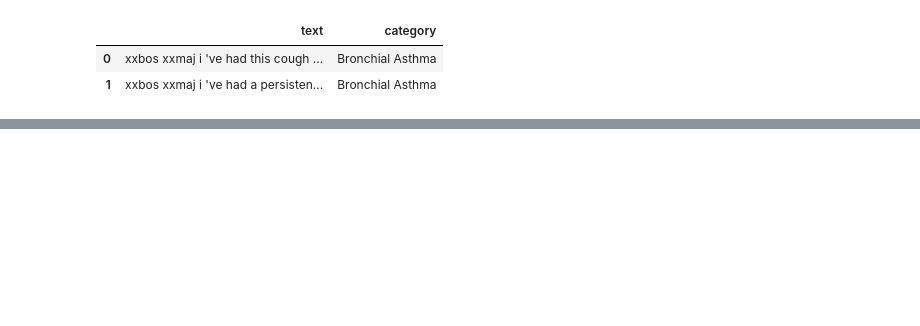
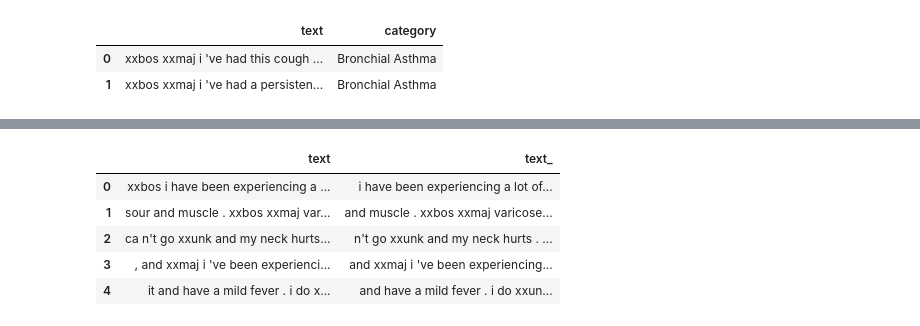
Before and after one commit to rubanzasilva/symptom_to_disease, a Jupyter notebook: symptom-disease.ipynb, the cells around one changed output, grey strips where cells are left out. Saved outputs shown, nothing was run; the diff lists cells and outputs as text; code cells hidden in the pictures; blank space fills up the shorter version.

```diff
--- a/symptom-disease.ipynb
+++ b/symptom-disease.ipynb
@@ -494,0 +496,3 @@ dls.show_batch(max_n=2)
+# %%
+path_lm = Path('/kaggle/input/symptom-dataset-synthetic')
+path_lm
@@ -494,0 +505,4 @@ dls.show_batch(max_n=2)
+# %%
+#symptom_df = pd.read_csv(path_lm/'symptom_synth.csv',index_col=0)
+symptom_df = pd.read_csv(path_lm/'symptom_synth.csv')
+symptom_df.head()
@@ -494,0 +553,3 @@ dls.show_batch(max_n=2)
+# %%
+dls_lm = TextDataLoaders.from_df(symptom_df, path=path_lm, is_lm=True, valid_pct=0.2)
+#dls_lm = TextDataLoaders.from_folder(path=path_lm, is_lm=True, valid_pct=0.1)
@@ -494,0 +558,9 @@ dls.show_batch(max_n=2)
+# %%
+dls_lm.show_batch(max_n=5)
+# %% [output]
+|  | text | text_ |
+| 0 | xxbos i have been experiencing a ... | i have been experiencing a lot of... |
+| 1 | sour and muscle . xxbos xxmaj var... | and muscle . xxbos xxmaj varicose... |
+| 2 | ca n't go xxunk and my neck hurts... | n't go xxunk and my neck hurts . ... |
+| 3 | , and xxmaj i 've been experienci... | and xxmaj i 've been experiencing... |
+| 4 | it and have a mild fever . i do x... | and have a mild fever . i do xxun... |
```
Also changed, not shown: parts of 49 cells of this notebook.
